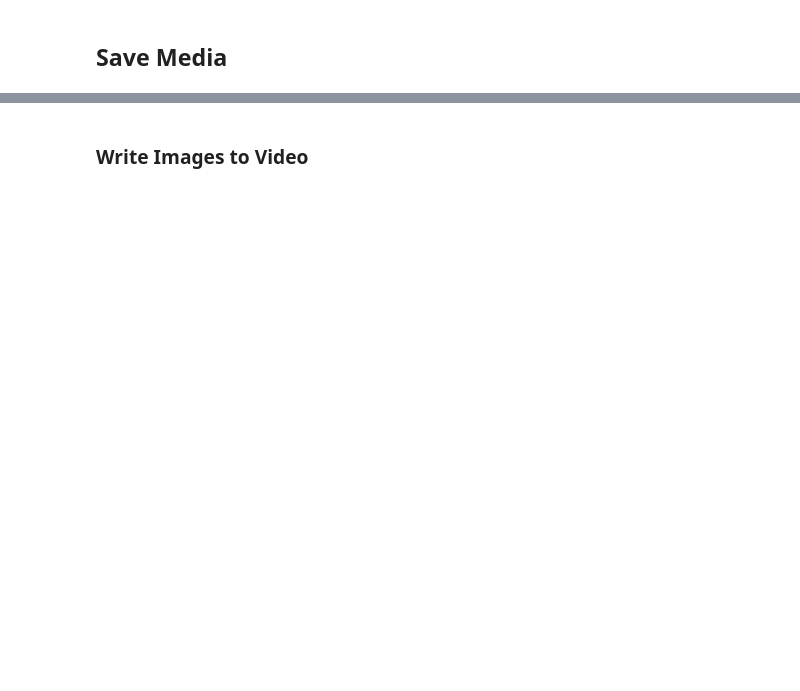
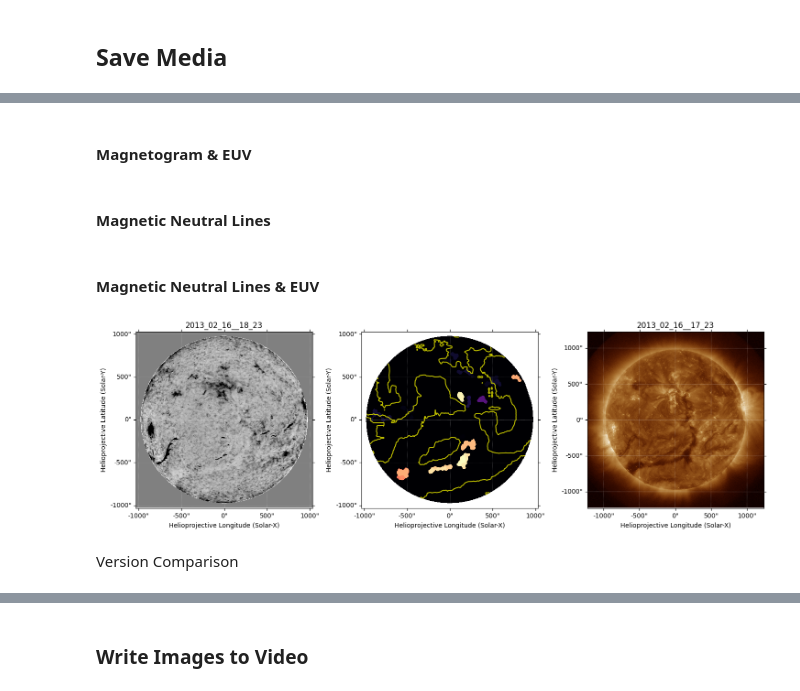
Before and after one commit to jalanderos/STRIDE-CH, a Jupyter notebook: He I CH Comparison.ipynb, the cells around one changed output, grey strips where cells are left out. Saved outputs shown, nothing was run; the diff lists cells and outputs as text; code cells hidden in the pictures; blank space fills up the shorter version.

```diff
--- a/He I CH Comparison.ipynb
+++ b/He I CH Comparison.ipynb
@@ -475,11 +221,11 @@ Create Reprojected Magnetograms and Save to Files (Expensive computation)
 # %%
-overwrite = False
+overwrite = True
 smooth_size_percent = 10
 
 if not os.path.isdir(REPROJECT_MAG_SAVE_DIR):
     os.makedirs(REPROJECT_MAG_SAVE_DIR)
 
-for he_date_str in HE_DATE_LIST:
+for he_date_str in HE_DATE_LIST[1:]:
 
     mag_date_str = prepare_data.get_nearest_date_str(
         MAG_DATE_LIST, selected_date_str=he_date_str
@@ -517,10 +263,10 @@ for he_date_str in HE_DATE_LIST:
 
     # Process magnetogram
     smoothed_map = prepare_data.get_smoothed_map(mag_map, smooth_size_percent)
-    reprojected_mag_map = prepare_data.get_reprojected_map(
+    reprojected_mag_map = prepare_data.diff_rotate(
         input_map=mag_map, target_map=he_map
     )
-    reprojected_smooth_map = prepare_data.get_reprojected_map(
+    reprojected_smooth_map = prepare_data.diff_rotate(
         input_map=smoothed_map, target_map=he_map
     )
 
@@ -908,0 +401,2 @@ plt.legend()
+# %% [markdown]
+#### Magnetogram & EUV
@@ -908,0 +463,2 @@ plt.legend()
+# %% [markdown]
+#### Magnetic Neutral Lines
@@ -908,0 +514,37 @@ plt.legend()
+# %% [markdown]
+#### Magnetic Neutral Lines & EUV
+# %%
+overwrite = True
+out_dir = DETECTION_IMAGE_DIR + 'EUV_Comparison/'
+
+if not os.path.isdir(out_dir):
+    os.makedirs(out_dir)
+
+for euv_date_str in EUV_DATE_LIST[:1]:
+
+    # Optionally overwrite existing files
+    comparison_img_file = f'{out_dir}EUV{euv_date_str}.jpg'
+    if os.path.isfile(comparison_img_file) and not overwrite:
+        print((f'EUV {euv_date_str} comparison already exists.'))
+        continue
+
+    he_date_str = prepare_data.get_latest_date_str(
+        HE_DATE_LIST, selected_date_str=euv_date_str
+    )
+    mag_date_str = prepare_data.get_nearest_date_str(
+        MAG_DATE_LIST, selected_date_str=he_date_str
+    )
+
+    fig = plt.figure(figsize=(18, 5))
+    plot_detection.plot_he_neutral_lines_euv_comparison(
+        fig, he_date_str, mag_date_str, euv_date_str
+    )
+
+    # Save plot
+    plt.savefig(comparison_img_file)
+    plt.close(fig)
+    print(f'{euv_date_str} map comparison saved.')
+# %% [output]
+[figure, added]
+# %% [markdown]
+Version Comparison
```
Also changed, not shown: parts of 72 cells of this notebook, 6 other files.
